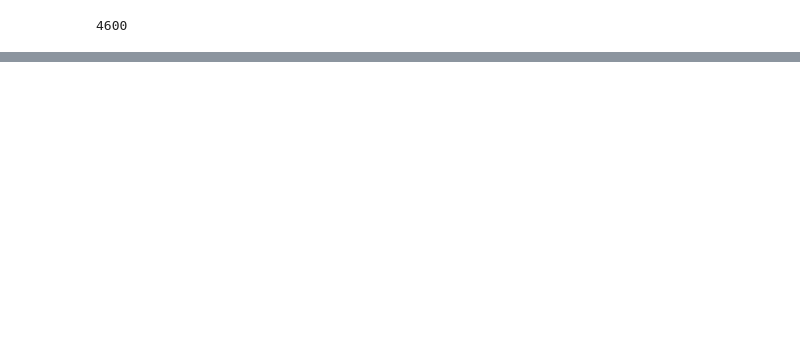
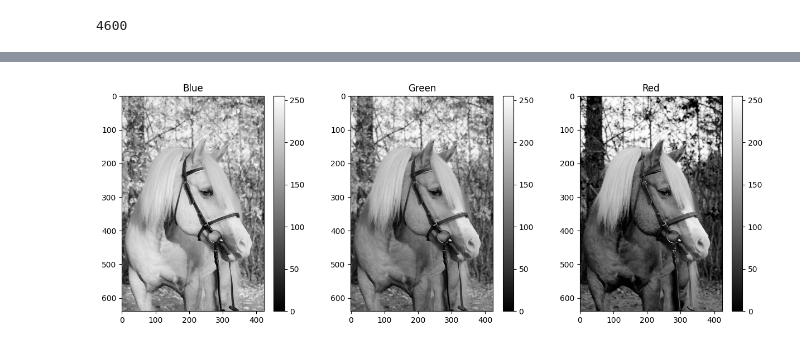
Before and after one commit to ilpovirt/Data_and_math_2025, a Jupyter notebook: Exercises_7.10.2025.ipynb, the cells around one changed output, grey strips where cells are left out. Saved outputs shown, nothing was run; the diff lists cells and outputs as text; code cells hidden in the pictures; blank space fills up the shorter version.

```diff
--- a/Exercises_7.10.2025.ipynb
+++ b/Exercises_7.10.2025.ipynb
@@ -27,0 +80,30 @@ query = ''' SELECT
+# %%
+#41. Read some image file to Numpy array, investigate the dimensions of data and numerical values, what they mean?
+# Modify some color values and show the result.
+import matplotlib.pyplot as plt
+image = plt.imread('./data/horse.jpg')
+type(image)
+image.shape #Pixel resolution of the image and three channels
+
+import cv2
+blue,green,red = cv2.split(image)
+blue.shape
+#Let's visualize image channels
+plt.figure(figsize=(15,5))
+plt.subplot(1,3,1)
+plt.imshow(blue,cmap='gray')
+plt.title('Blue')
+plt.colorbar()
+
+plt.subplot(1,3,2)
+plt.imshow(green,cmap='gray')
+plt.title('Green')
+plt.colorbar()
+
+plt.subplot(1,3,3)
+plt.imshow(red,cmap='gray')
+plt.title('Red')
+plt.colorbar()
+plt.show()
+# %% [output]
+[figure, added]
```
Also changed, not shown: parts of 4 cells of this notebook.
